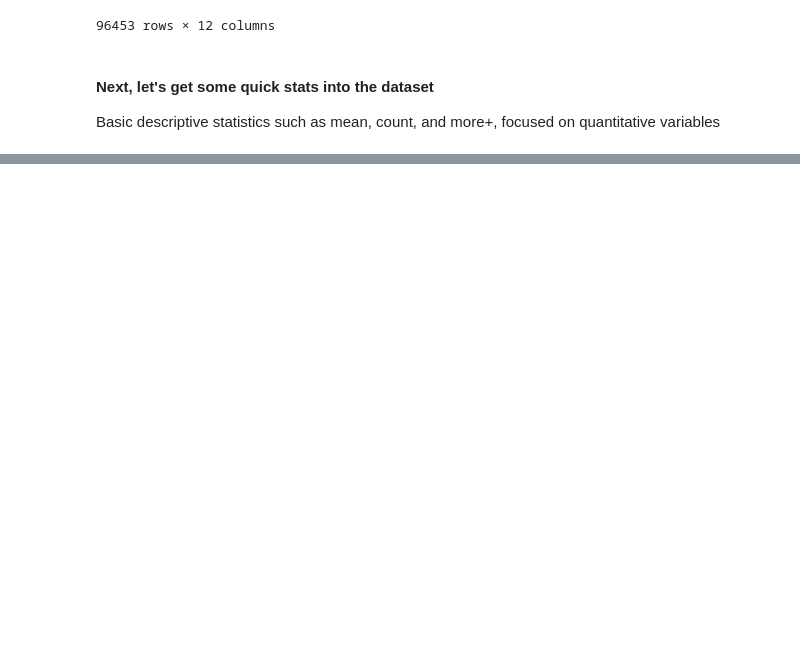
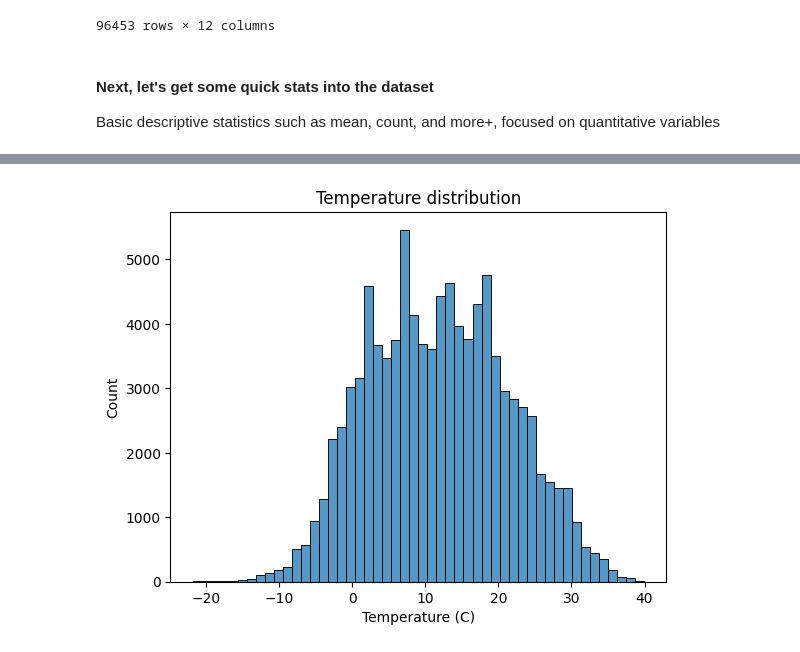
Before and after one commit to Amaefule5/IC_2025-DEC-ML140_01, a Jupyter notebook: IC_2025_DEC_ML140_01.ipynb, the cells around one changed output, grey strips where cells are left out. Drawn from its saved outputs; the diff is of its cells as text; code cells hidden in the pictures; blank space fills up the shorter version.

```diff
--- a/IC_2025_DEC_ML140_01.ipynb
+++ b/IC_2025_DEC_ML140_01.ipynb
@@ -109,0 +113,7 @@ df.describe(include="all")
+# %%
+# datetime features
+df["Year"] = df["Formatted Date"].dt.year
+df["Month"] = df["Formatted Date"].dt.month
+df["Day"] = df["Formatted Date"].dt.day
+df["Hour"] = df["Formatted Date"].dt.hour
+df["DayOfWeek"] = df["Formatted Date"].dt.dayofweek
@@ -109,0 +134,28 @@ df.describe(include="all")
+# %%
+# Fixing error on the Formatted Date column
+#Step 1. Inspect the column type
+df["Formatted Date"].dtype
+
+#Step 2. Force conversion to datetime
+df["Formatted Date"] = pd.to_datetime(
+    df["Formatted Date"],
+    errors="coerce",
+    utc=True
+)
+
+# Step 3. Verify conversion worked
+df["Formatted Date"].dtype
+
+#Step 4. Remove timezone if needed
+df["Formatted Date"] = df["Formatted Date"].dt.tz_localize(None)
+
+#Step 5. Extract components
+df["Year"] = df["Formatted Date"].dt.year
+df["Month"] = df["Formatted Date"].dt.month
+df["Day"] = df["Formatted Date"].dt.day
+df["Hour"] = df["Formatted Date"].dt.hour
+df["DayOfWeek"] = df["Formatted Date"].dt.dayofweek
+# %%
+# drop constant or ID-like columns
+if df["Loud Cover"].nunique() == 1:
+    df = df.drop(columns=["Loud Cover"])
@@ -109,0 +211,3 @@ df.describe(include="all")
+# %%
+# treating missing values
+df["Precip Type"] = df["Precip Type"].fillna("unknown")
@@ -109,0 +247,7 @@ df.describe(include="all")
+# %%
+# temperature distribution
+sns.histplot(df["Temperature (C)"], bins=50)
+plt.title("Temperature distribution")
+plt.show()
+# %% [output]
+[figure, added]
```
Also changed, not shown: parts of 15 cells of this notebook.
